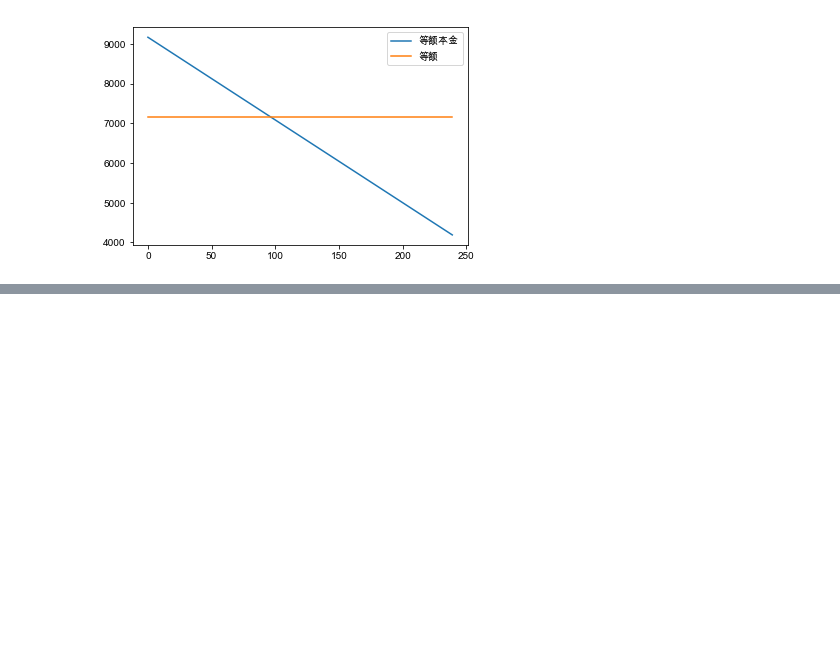
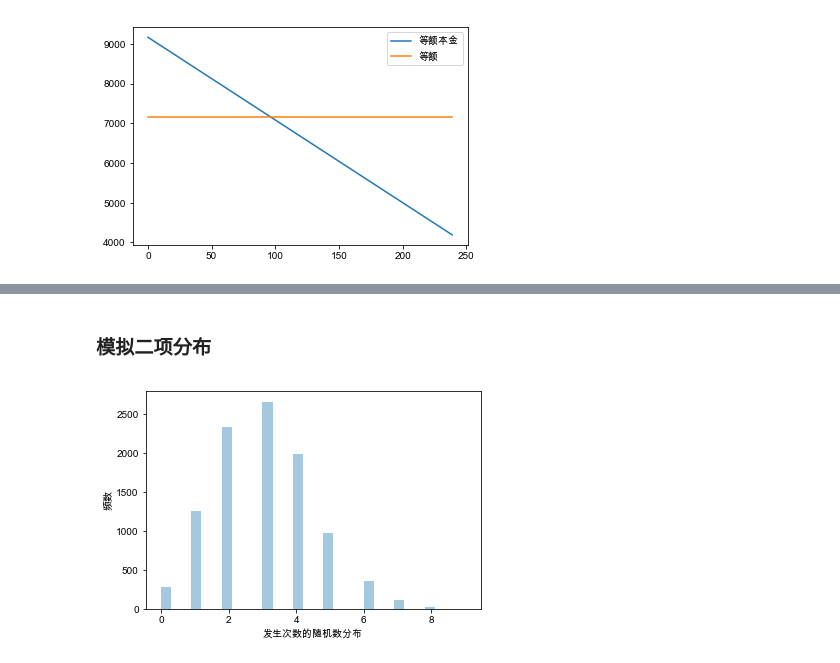
Before and after one commit to mayi140611/mayiexamples, a Jupyter notebook: finance/Python金融业数据化运营实战（第四期）.ipynb, the cells around one changed output, grey strips where cells are left out. Drawn from its saved outputs; the diff is of its cells as text; code cells hidden in the pictures; blank space fills up the shorter version.

```diff
--- a/finance/Python金融业数据化运营实战（第四期）.ipynb
+++ b/finance/Python金融业数据化运营实战（第四期）.ipynb
@@ -342,0 +374,14 @@ plt.show()
+# %% [markdown]
+### 模拟二项分布
+# %%
+# 发生概率为0.3，相当于在10次实验中，时事件发生的次数
+# npr.seed(100) #随机数种子一定时，产生的随机数相同
+import seaborn as sns
+# npr.seed(100)
+x = npr.binomial(n=10,p=0.3,size=10000)
+sns.distplot(x,bins=30,kde=False)
+plt.xlabel('发生次数的随机数分布')
+plt.ylabel('频数')
+plt.show()
+# %% [output]
+[figure, added]
```
Also changed, not shown: parts of 38 cells of this notebook, 4 other files.
